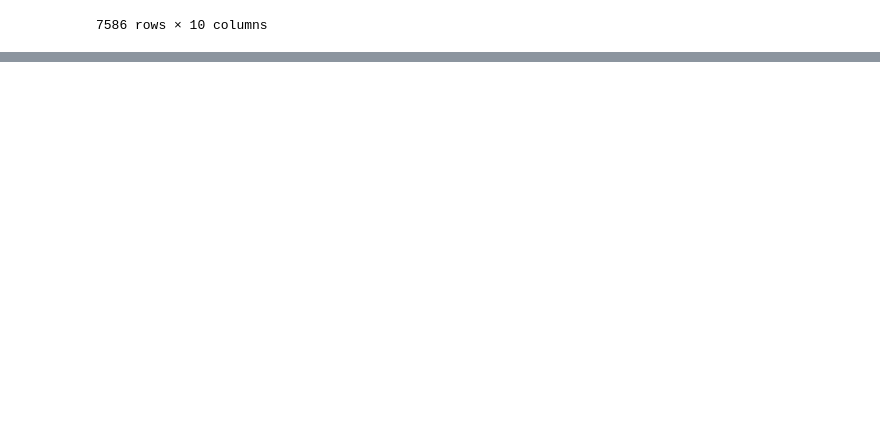
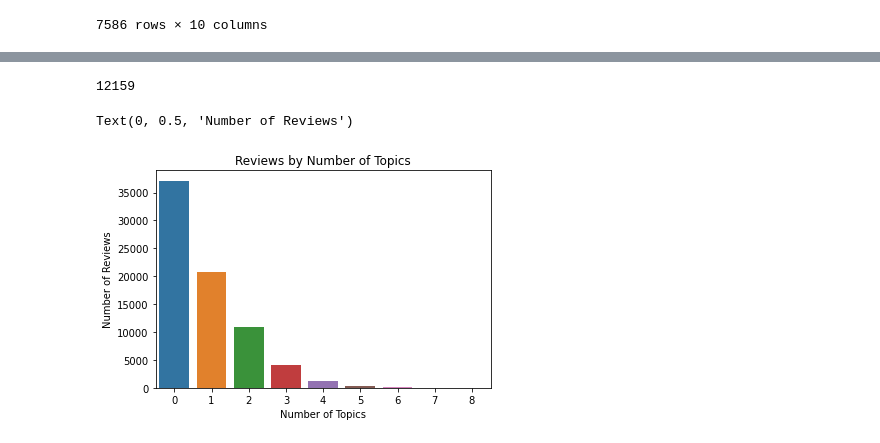
Before and after one commit to Lukaid/NLP_Review_Classifier, a Jupyter notebook: 7_Output_Analysis/final.ipynb, the cells around one changed output, grey strips where cells are left out. Saved outputs shown, nothing was run; the diff lists cells and outputs as text; code cells hidden in the pictures; blank space fills up the shorter version.

```diff
--- a/7_Output_Analysis/final.ipynb
+++ b/7_Output_Analysis/final.ipynb
@@ -3,7 +6,7 @@ import pandas as pd
 # %%
 coupang_Total_Topic = pd.read_table('coupang_Total.clean_topic.tsv').iloc[:, 2:]
 coupang_Total_Senti = pd.read_table('pred_coupang_Total.tsv', header=None)
-coupang_Total_Senti.columns = ['Sentiment', 'Review']q
+coupang_Total_Senti.columns = ['Sentiment', 'Review']
 coupang_Total_Senti = coupang_Total_Senti[['Review', 'Sentiment']]
 coupang_Total_Predict = pd.concat([coupang_Total_Senti, coupang_Total_Topic], axis=1)
 coupang_Total_Predict
@@ -105,3 +108,6 @@ LotteOn_After_DT_Predict
 | 7584 | 봄옷 왕창 주문 햇 어요 ~~ | positive | 1 | 1 | 0 | 0 | 0 | 0 | 0 | 0 |
 | 7585 | 사방팔방 정체불명 으로 흩어져 있 는 수많 은 롯데 시리즈 ... | negative | 1 | 1 | 0 | 0 | 1 | 0 | 1 | 0 |
 7586 rows × 10 columns
+# %%
+Total_review = pd.concat([coupang_Total_Predict, SSG_Before_DT_Predict, SSG_After_DT_Predict, LotteOn_Before_DT_Predict, LotteOn_After_DT_Predict], axis=0, ignore_index=True)
+Total_review
@@ -107,0 +128,22 @@ LotteOn_After_DT_Predict
+# %%
+Total_review['Topic_Num'] = Total_review.iloc[:, 2:9].sum(axis=1)
+# %%
+Total_review['App'].sum()
+# %% [output]
+12159
+# %%
+y = []
+
+for i in range(0, 9):
+    y.append(sum(Total_review['Topic_Num'] == i))
+
+
+index = np.arange(len(y))
+
+sns.barplot(x=index, y=y)
+plt.title('Reviews by Number of Topics')
+plt.xlabel('Number of Topics')
+plt.ylabel('Number of Reviews')
+# %% [output]
+Text(0, 0.5, 'Number of Reviews')
+[figure, added]
```
Also changed, not shown: parts of 13 cells of this notebook, 3 other files.
